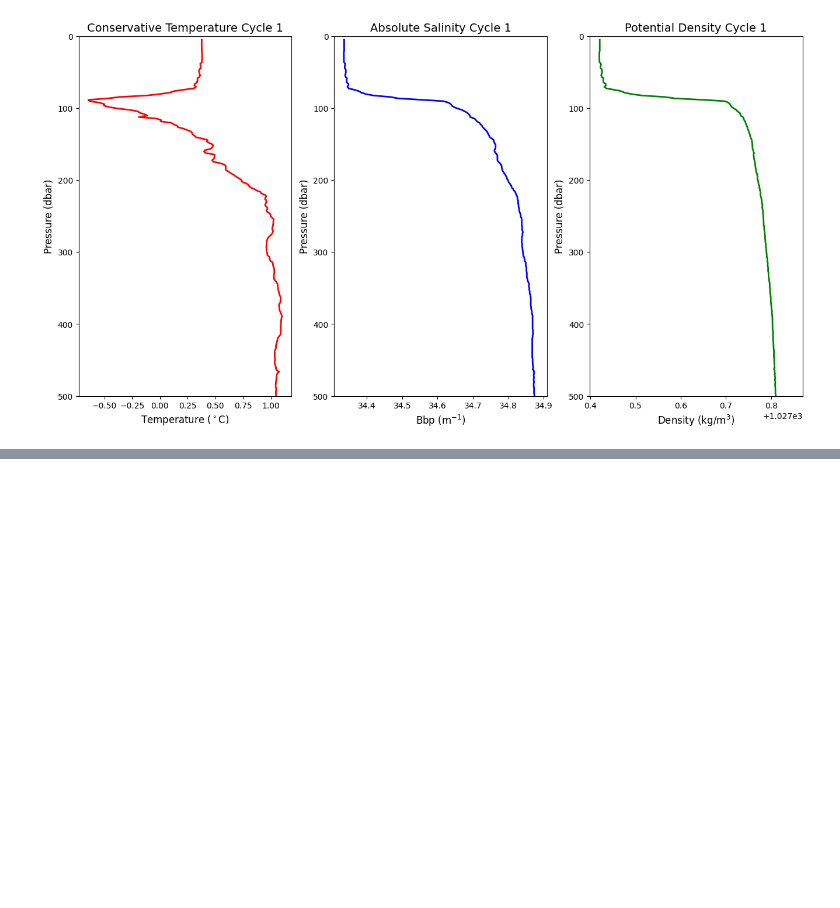
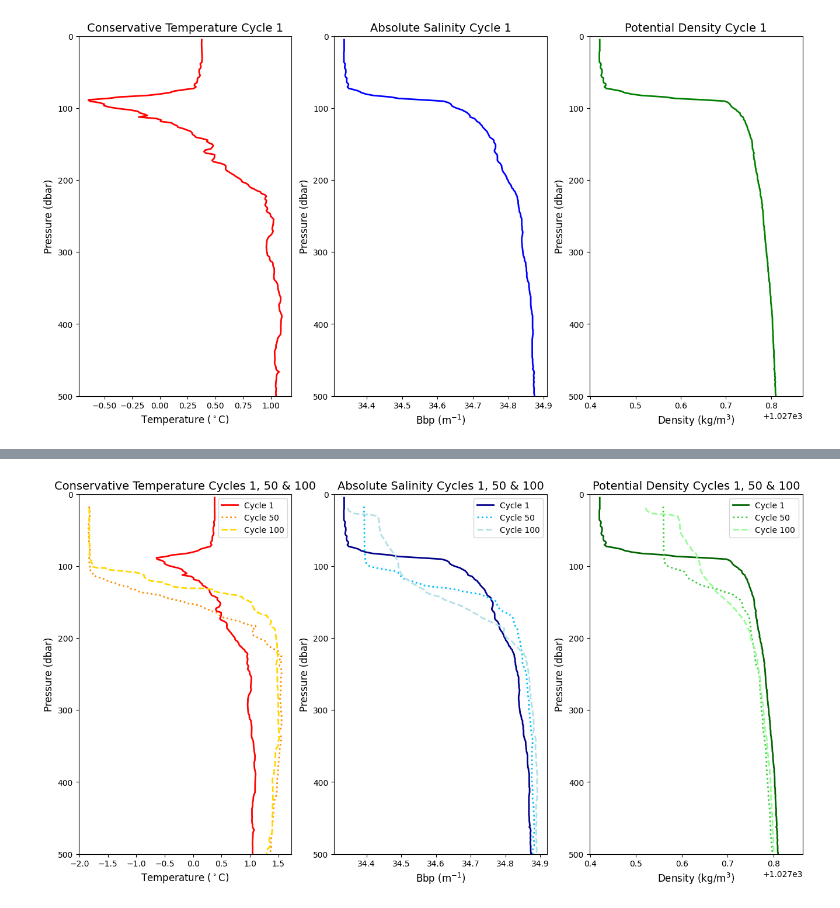
Before and after one commit to Lilah-Asalie/IBIS_Project, a Jupyter notebook: Density.ipynb, the cells around one changed output, grey strips where cells are left out. Drawn from its saved outputs; the diff is of its cells as text; code cells hidden in the pictures; blank space fills up the shorter version.

```diff
--- a/Density.ipynb
+++ b/Density.ipynb
@@ -149,0 +166,11 @@ p_density_100 = sigma0 + 1000
+# %%
+# calculating absolute salinity
+abs_sal_50 = gsw.conversions.SA_from_SP(multiple_cycles_subset_50['PSAL'], multiple_cycles_subset_50['PRES'], multiple_cycles_subset_50['LONGITUDE'], multiple_cycles_subset_50['LATITUDE'])
+# %%
+# calculating conservative temperature
+cons_temp_50 = gsw.CT_from_t(abs_sal_50, multiple_cycles_subset_50['TEMP'], multiple_cycles_subset_50['PRES'])
+# %%
+sigma0_50 = gsw.sigma0(abs_sal_50, cons_temp_50)
+# %%
+#calculating potential density
+p_density_50 = sigma0_50 + 1000
@@ -215,0 +289,73 @@ ax.legend()
+# %%
+fig = plt.figure(figsize=(16,8))
+
+
+ax = fig.add_subplot(131)
+
+x11 = cons_temp_1.iloc[0:548]
+x21 = cons_temp_100.iloc[0:548]
+x31 = cons_temp_50.iloc[0:548]
+y11 = multiple_cycles_subset_1['PRES_ADJUSTED'].iloc[0:548]
+y21 = multiple_cycles_subset_50['PRES_ADJUSTED'].iloc[0:548]
+y31 = multiple_cycles_subset_100['PRES_ADJUSTED'].iloc[0:548]
+
+ax.set_ylim (0, 500)
+ax.invert_yaxis()
+
+ax.plot(x11, y11, label = 'Cycle 1', lw=2, c='red')
+ax.plot(x21, y21, label = 'Cycle 50', lw=2, c='darkorange', ls =':')
+ax.plot(x31, y31, label = 'Cycle 100', lw=2, c='gold', ls ='--')
+
+ax.set_xlabel(r'Temperature ($^\circ$C)', fontsize=12)
+ax.set_ylabel('Pressure (dbar)', fontsize=12)
+ax.set_title('Conservative Temperature Cycles 1, 50 & 100', fontsize=14)
+ax.legend()
+
+
+ax = fig.add_subplot(132)
+
+x12 = abs_sal_1.iloc[0:548]
+x22 = abs_sal_50.iloc[0:548]
+x32 = abs_sal_100.iloc[0:548]
+y12 = multiple_cycles_subset_1['PRES_ADJUSTED'].iloc[0:548]
+y22 = multiple_cycles_subset_50['PRES_ADJUSTED'].iloc[0:548]
+y32 = multiple_cycles_subset_100['PRES_ADJUSTED'].iloc[0:548]
+
+ax.set_ylim (0, 500)
+ax.invert_yaxis()
+
+ax.plot(x12, y12, label = 'Cycle 1', lw=2, c='darkblue')
+ax.plot(x22, y22, label = 'Cycle 50', lw=2, c='deepskyblue', ls =':')
+ax.plot(x32, y32, label = 'Cycle 100', lw=2, c='powderblue', ls ='--')
+
+
+ax.set_xlabel(r'Bbp (m$^{-1}$)', fontsize=12)
+ax.set_ylabel('Pressure (dbar)', fontsize=12)
+ax.set_title('Absolute Salinity Cycles 1, 50 & 100', fontsize=14)
+ax.legend()
+
+
+ax = fig.add_subplot(133)
+
+ax.set_ylim (0, 500)
+ax.invert_yaxis()
+
+x13 = p_density_1.iloc[0:548]
+x23 = p_density_50.iloc[0:548]
+x33 = p_density_100.iloc[0:548]
+y13 = multiple_cycles_subset_1['PRES_ADJUSTED'].iloc[0:548]
+y23 = multiple_cycles_subset_50['PRES_ADJUSTED'].iloc[0:548]
+y33 = multiple_cycles_subset_100['PRES_ADJUSTED'].iloc[0:548]
+
+ax.set_ylim (0, 500)
+ax.invert_yaxis()
+
+ax.plot(x13, y13, label = 'Cycle 1', lw=2, c='darkgreen')
+ax.plot(x23, y23, label = 'Cycle 50', lw=2, c='limegreen', ls =':')
+ax.plot(x33, y33, label = 'Cycle 100', lw=2, c='palegreen', ls ='--')
+
+ax.set_xlabel(r'Density ($\mathregular{kg/m^3}$)', fontsize=12)
+ax.set_ylabel('Pressure (dbar)', fontsize=12)
+ax.set_title('Potential Density Cycles 1, 50 & 100', fontsize=14)
+ax.legend()
+# %% [output]
@@ -215,0 +363 @@ ax.legend()
+[figure, added]
```
Also changed, not shown: parts of 24 cells of this notebook, 2 other files.
